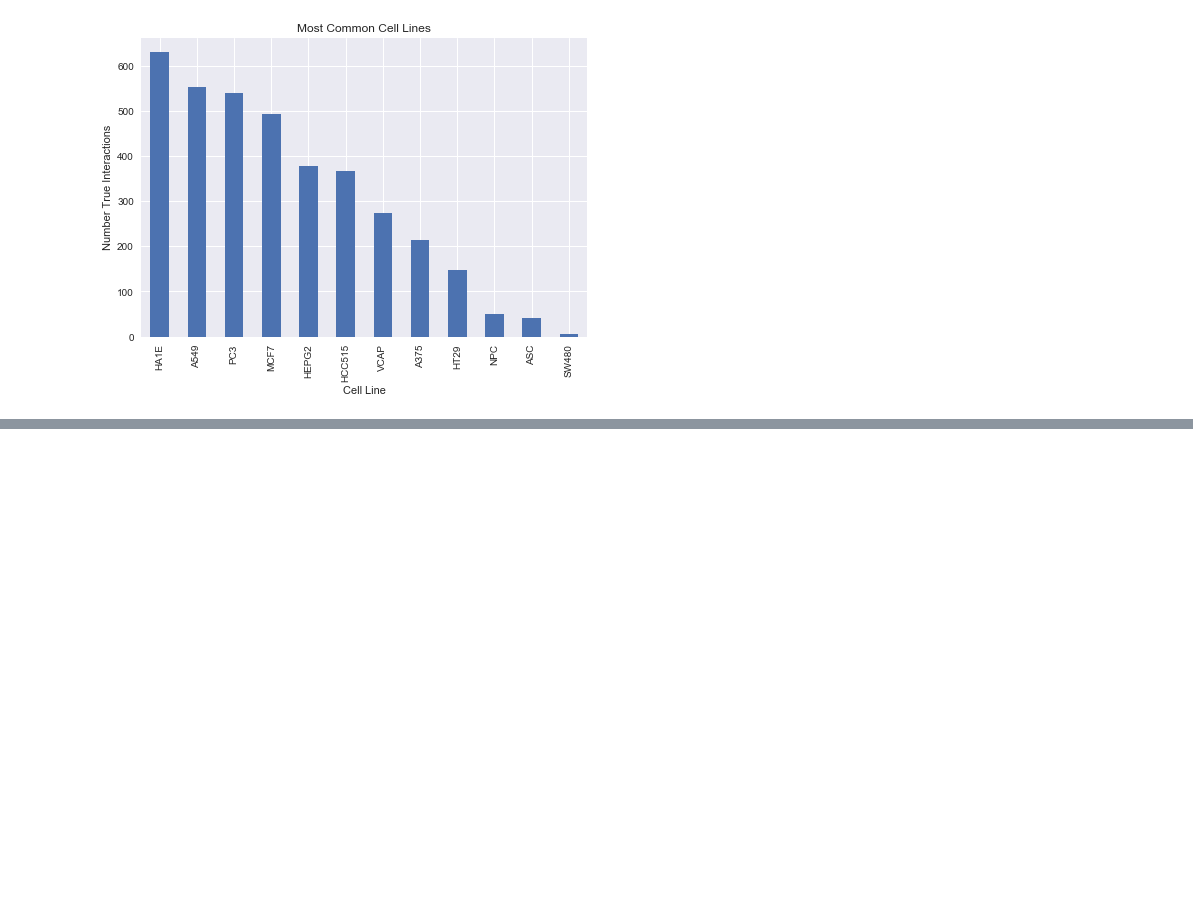
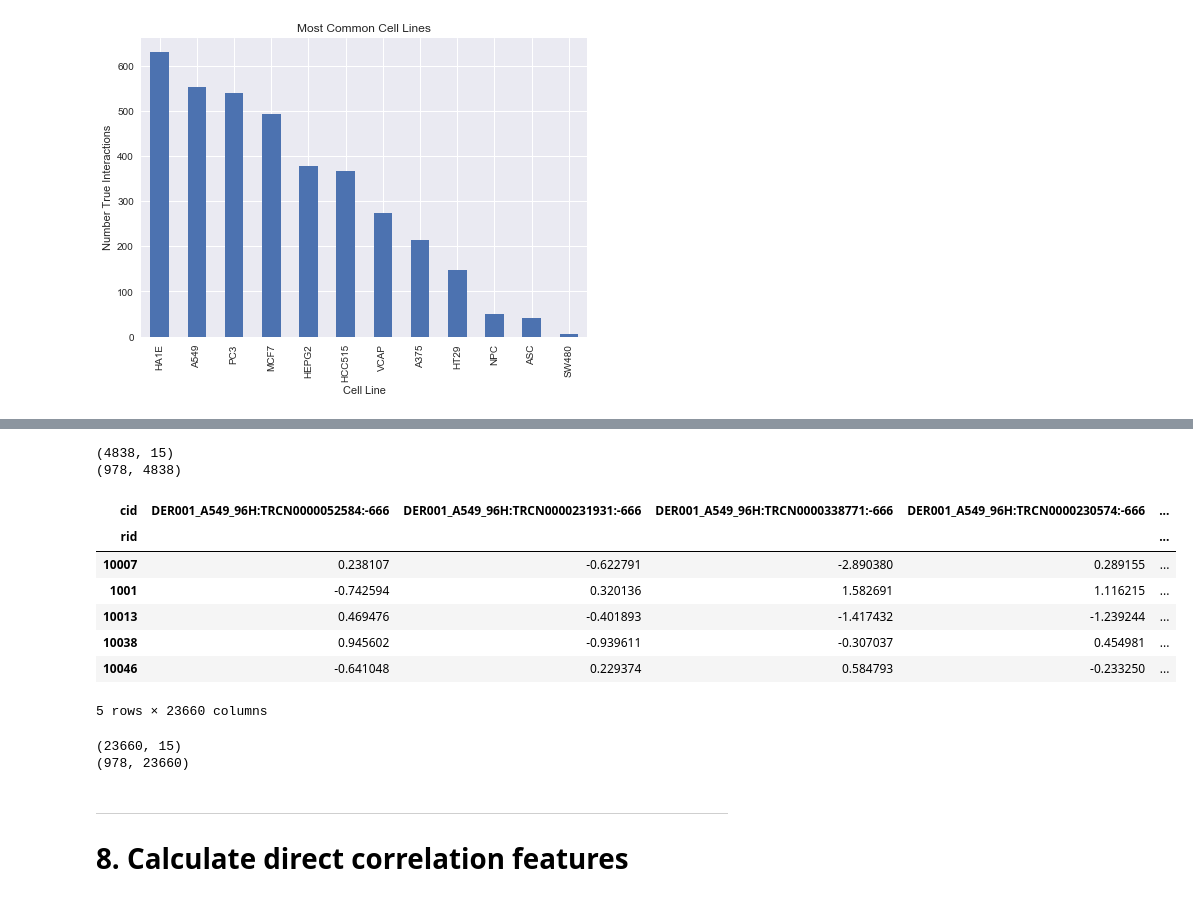
Before and after one commit to npabon/LINCS_target_prediction, a Jupyter notebook: LINCS_data_cleaning.ipynb, the cells around one changed output, grey strips where cells are left out. Cells and saved outputs as stored; diff of their text form; code cells hidden in the pictures; blank space fills up the shorter version.

```diff
--- a/LINCS_data_cleaning.ipynb
+++ b/LINCS_data_cleaning.ipynb
@@ -492,0 +519,5 @@ pair_set_4_subdf, common_cells_4_, common_partners_4_ = filter_4(testchunk)
+# %%
+# Load gene info
+gene_info_1 = pd.read_csv('data/GSE92742_Broad_LINCS_gene_info.txt', sep='\t', header=0)
+lm_genes = gene_info_1[gene_info_1['pr_is_lm'].astype(bool)]
+lm_gene_ids = lm_genes['pr_gene_id'].astype(str).values
@@ -492,0 +532,7 @@ pair_set_4_subdf, common_cells_4_, common_partners_4_ = filter_4(testchunk)
+# %%
+# Pull all repr kd sigs from the top 7 cell lines
+repr_top_7_kd_sigs = pd.DataFrame()
+for pert_iname, repr_kd_sigs in log_progress(repr_kd_sig_info_dict.items()):
+    repr_kd_sigs = repr_kd_sigs[repr_kd_sigs.cell_id.isin(top_7_cell_lines)]
+    repr_top_7_kd_sigs = repr_top_7_kd_sigs.append(repr_kd_sigs)
+repr_top_7_kd_sigs = repr_top_7_kd_sigs.reset_index(drop=True)
@@ -492,0 +569,42 @@ pair_set_4_subdf, common_cells_4_, common_partners_4_ = filter_4(testchunk)
+# %%
+print(repr_top_7_cpd_sigs.shape)
+print(top_7_cpd_lm_sigs.shape)
+repr_top_7_cpd_sigs.to_csv('checkpoint_files/repr_top_7_cpd_sigs.csv')
+top_7_cpd_lm_sigs.to_csv('checkpoint_files/top_7_cpd_lm_sigs.csv')
+# %% [output]
+(4838, 15)
+(978, 4838)
+# %%
+# Extract the actual KD signatures
+# The GCTX files encode the sig IDS as strings of byte strings (why????) so we have to deal with that
+top_7_kd_sig_ids = [ str(s.encode('UTF8')) for s in repr_top_7_kd_sigs.sig_id.values ]
+
+# read in the data
+top_7_kd_raw_sigs = parse('data/GSE92742_Broad_LINCS_Level5_COMPZ.MODZ_n473647x12328.gctx', cid=top_7_kd_sig_ids).data_df
+
+# discard non-landmark gene expression scores
+top_7_kd_lm_sigs = top_7_kd_raw_sigs[top_7_kd_raw_sigs.index.isin(lm_gene_ids)].sort_index().copy()
+
+# reformat the sig_ids so they are nice strings
+top_7_kd_lm_sigs = top_7_kd_lm_sigs.T.rename(lambda x: x.lstrip('b\'').rstrip('\'')).T
+top_7_kd_lm_sigs.head()
+# %% [output]
+| cid | DER001_A549_96H:TRCN0000052584:-666 | DER001_A549_96H:TRCN0000231931:-666 | DER001_A549_96H:TRCN0000338771:-666 | DER001_A549_96H:TRCN0000230574:-666 | ... |
+| rid |  |  |  |  | ... |
+| 10007 | 0.238107 | -0.622791 | -2.890380 | 0.289155 | ... |
+| 1001 | -0.742594 | 0.320136 | 1.582691 | 1.116215 | ... |
+| 10013 | 0.469476 | -0.401893 | -1.417432 | -1.239244 | ... |
+| 10038 | 0.945602 | -0.939611 | -0.307037 | 0.454981 | ... |
+| 10046 | -0.641048 | 0.229374 | 0.584793 | -0.233250 | ... |
+5 rows × 23660 columns
+# %%
+print(repr_top_7_kd_sigs.shape)
+print(top_7_kd_lm_sigs.shape)
+repr_top_7_kd_sigs.to_csv('checkpoint_files/repr_top_7_kd_sigs.csv')
+top_7_kd_lm_sigs.to_csv('checkpoint_files/top_7_kd_lm_sigs.csv')
+# %% [output]
+(23660, 15)
+(978, 23660)
+# %% [markdown]
+___
+# 8. Calculate direct correlation features
```
Also changed, not shown: parts of 19 cells of this notebook.
